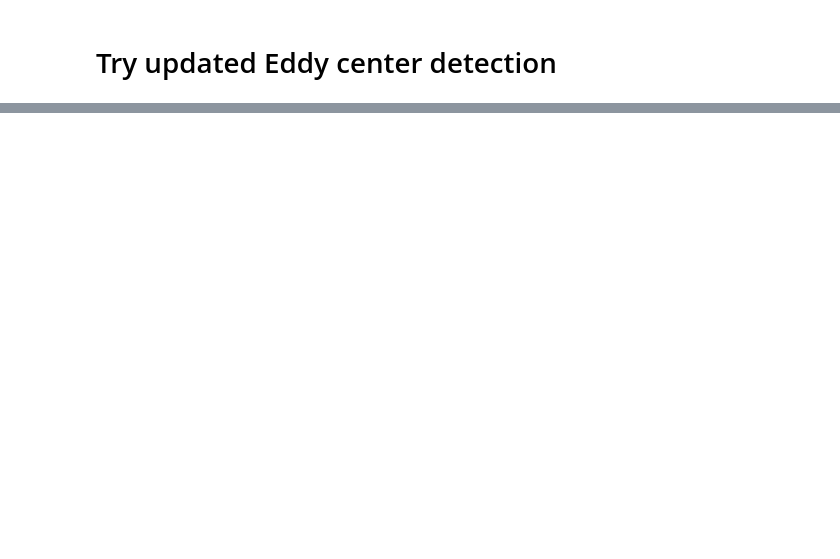
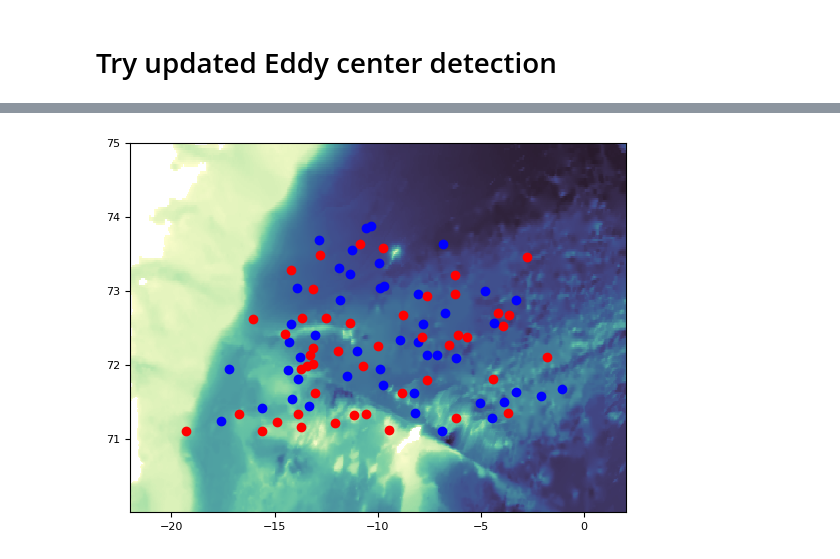
Before and after one commit to EirikKvamme/MScEirik, a Jupyter notebook: Eddies/eddyDetectionNIRD.ipynb, the cells around one changed output, grey strips where cells are left out. Saved outputs shown, nothing was run; the diff lists cells and outputs as text; code cells hidden in the pictures; blank space fills up the shorter version.

```diff
--- a/Eddies/eddyDetectionNIRD.ipynb
+++ b/Eddies/eddyDetectionNIRD.ipynb
@@ -729,0 +726,8 @@ Outermost closed contour segment bounding box: min_x=-1.8208310453703545, min_y=
+# %%
+fig, ax = plt.subplots()
+ax.pcolormesh(depth.X,depth.Y,depth,cmap=cmo.deep)
+for data in zip(eddyLocation[5][0],eddyLocation[5][1]):
+    ax.scatter(data[0][1],data[0][0],c='r')
+    ax.scatter(data[1][1],data[1][0],c='b')
+# %% [output]
+[figure, added]
```
Also changed, not shown: parts of 20 cells of this notebook, 1 other file.
